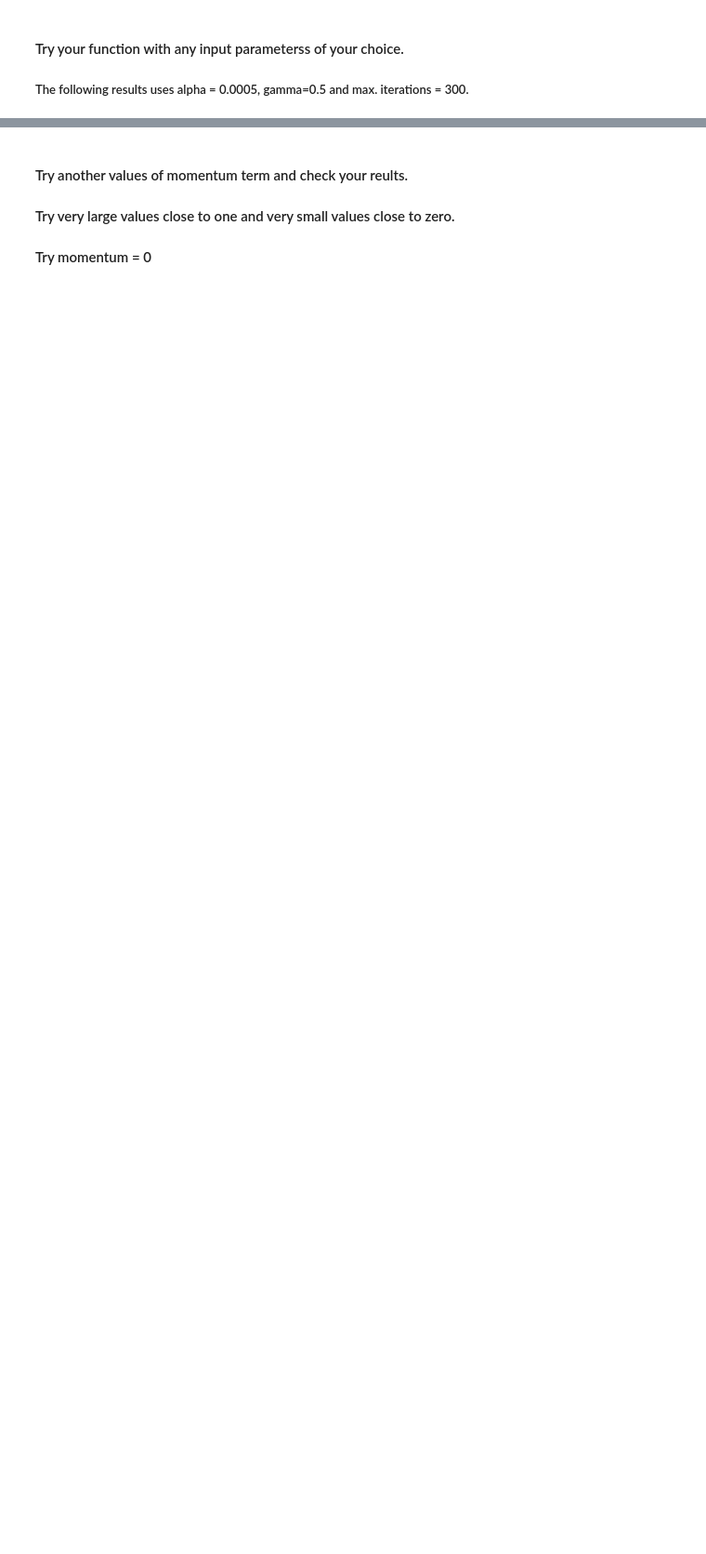
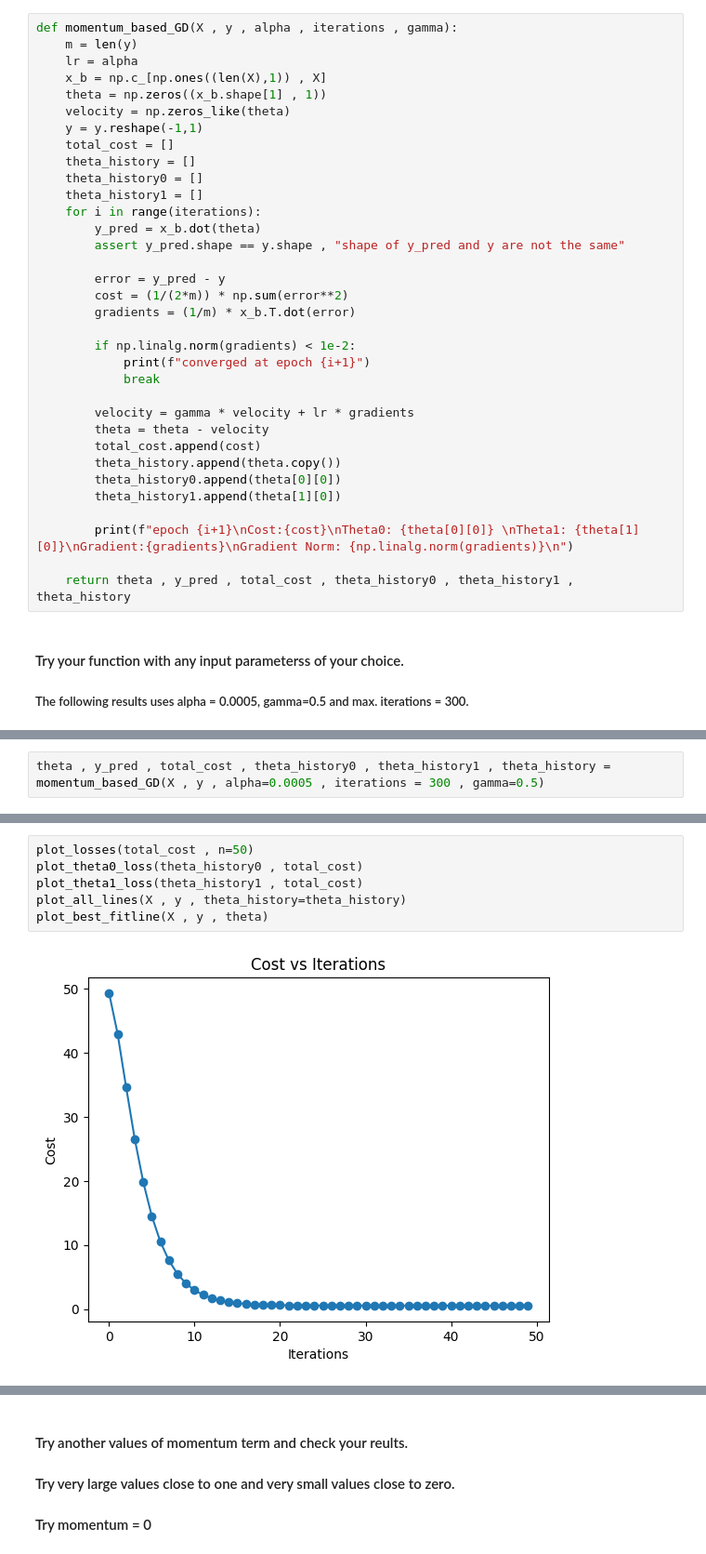
Before and after one commit to BasilReda/ITI_AI_Intake46, a Jupyter notebook: Optimization/day3/Lab 3_Trainees_ Momentum - NAG .ipynb, the cells around one changed output, grey strips where cells are left out. Shown at 93% size. Saved outputs shown, nothing was run; the diff lists cells and outputs as text; blank space fills up the shorter version.

```diff
--- a/Optimization/day3/Lab 3_Trainees_ Momentum - NAG .ipynb
+++ b/Optimization/day3/Lab 3_Trainees_ Momentum - NAG .ipynb
@@ -97,6 +180,40 @@ r2_score: 0.9686158031920962
 ### Update your Batch GD for single variable  implementation (Batch variant) to be Momentum-Based GD and check your results
 # %% [markdown]
 #### γ takes values between 0 and 1.
+# %%
+def momentum_based_GD(X , y , alpha , iterations , gamma):
+    m = len(y)
+    lr = alpha
+    x_b = np.c_[np.ones((len(X),1)) , X]
+    theta = np.zeros((x_b.shape[1] , 1))
+    velocity = np.zeros_like(theta)
+    y = y.reshape(-1,1)
+    total_cost = []
+    theta_history = []
+    theta_history0 = []
+    theta_history1 = []
+    for i in range(iterations):
+        y_pred = x_b.dot(theta)
+        assert y_pred.shape == y.shape , "shape of y_pred and y are not the same"
+
+        error = y_pred - y
+        cost = (1/(2*m)) * np.sum(error**2)
+        gradients = (1/m) * x_b.T.dot(error)
+
+        if np.linalg.norm(gradients) < 1e-2:
+            print(f"converged at epoch {i+1}")
+            break
+
+        velocity = gamma * velocity + lr * gradients
+        theta = theta - velocity
+        total_cost.append(cost)
+        theta_history.append(theta.copy())
+        theta_history0.append(theta[0][0])
+        theta_history1.append(theta[1][0])
+
+        print(f"epoch {i+1}\nCost:{cost}\nTheta0: {theta[0][0]} \nTheta1: {theta[1][0]}\nGradient:{gradients}\nGradient Norm: {np.linalg.norm(gradients)}\n")
+
+    return theta , y_pred , total_cost , theta_history0 , theta_history1 , theta_history
 # %% [markdown]
 #### Try your function with any input parameterss of your choice.
 ##### The following results uses alpha = 0.0005, gamma=0.5 and max. iterations = 300.
@@ -131,0 +220,2 @@ r2_score: 0.9687892837396442
+# %%
+theta , y_pred , total_cost , theta_history0 , theta_history1 , theta_history = momentum_based_GD(X , y , alpha=0.0005 , iterations = 300 , gamma=0.5)
@@ -131,0 +245,8 @@ r2_score: 0.9687892837396442
+# %%
+plot_losses(total_cost , n=50)
+plot_theta0_loss(theta_history0 , total_cost)
+plot_theta1_loss(theta_history1 , total_cost)
+plot_all_lines(X , y , theta_history=theta_history)
+plot_best_fitline(X , y , theta)
+# %% [output]
+[figure, added]
```
Also changed, not shown: parts of 40 cells of this notebook, 1 other file.
